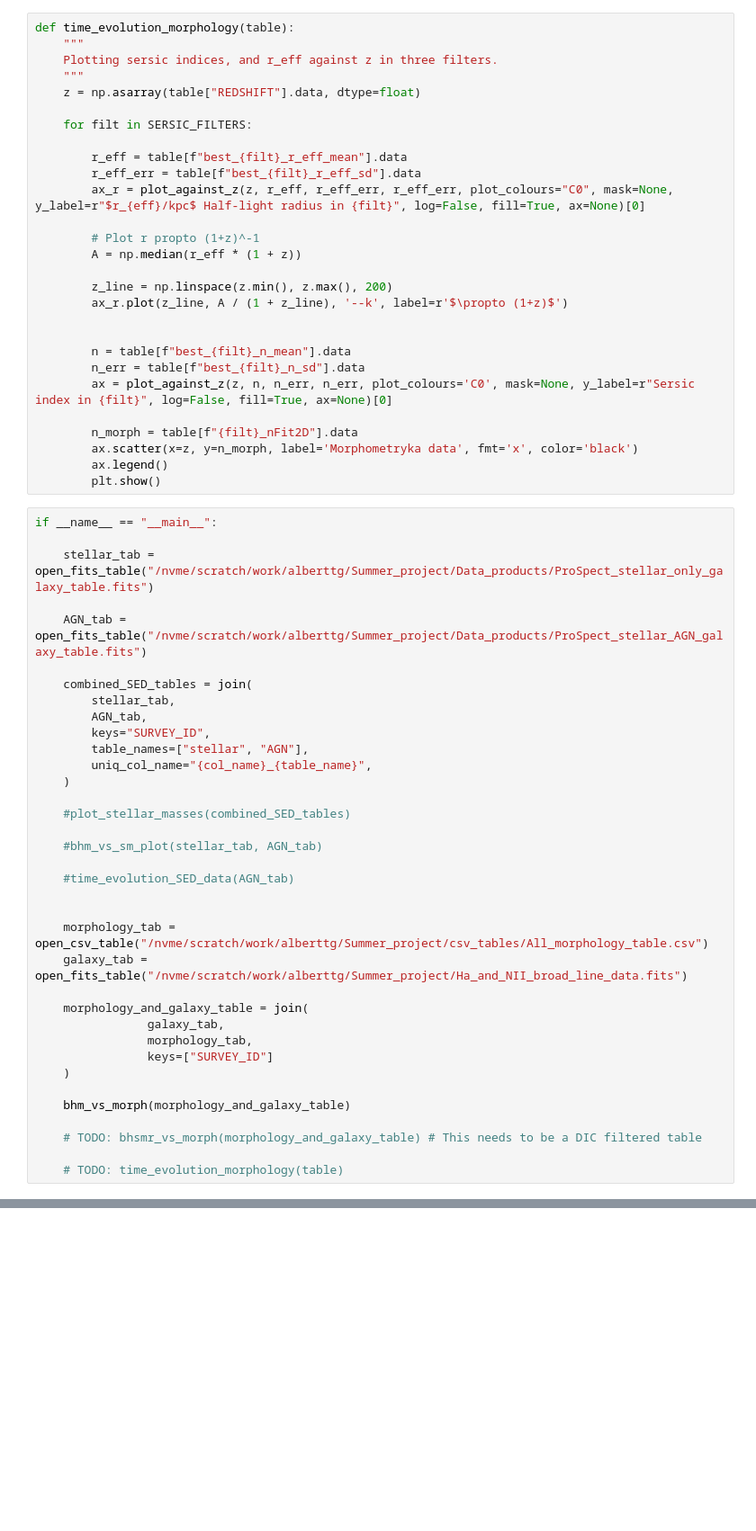
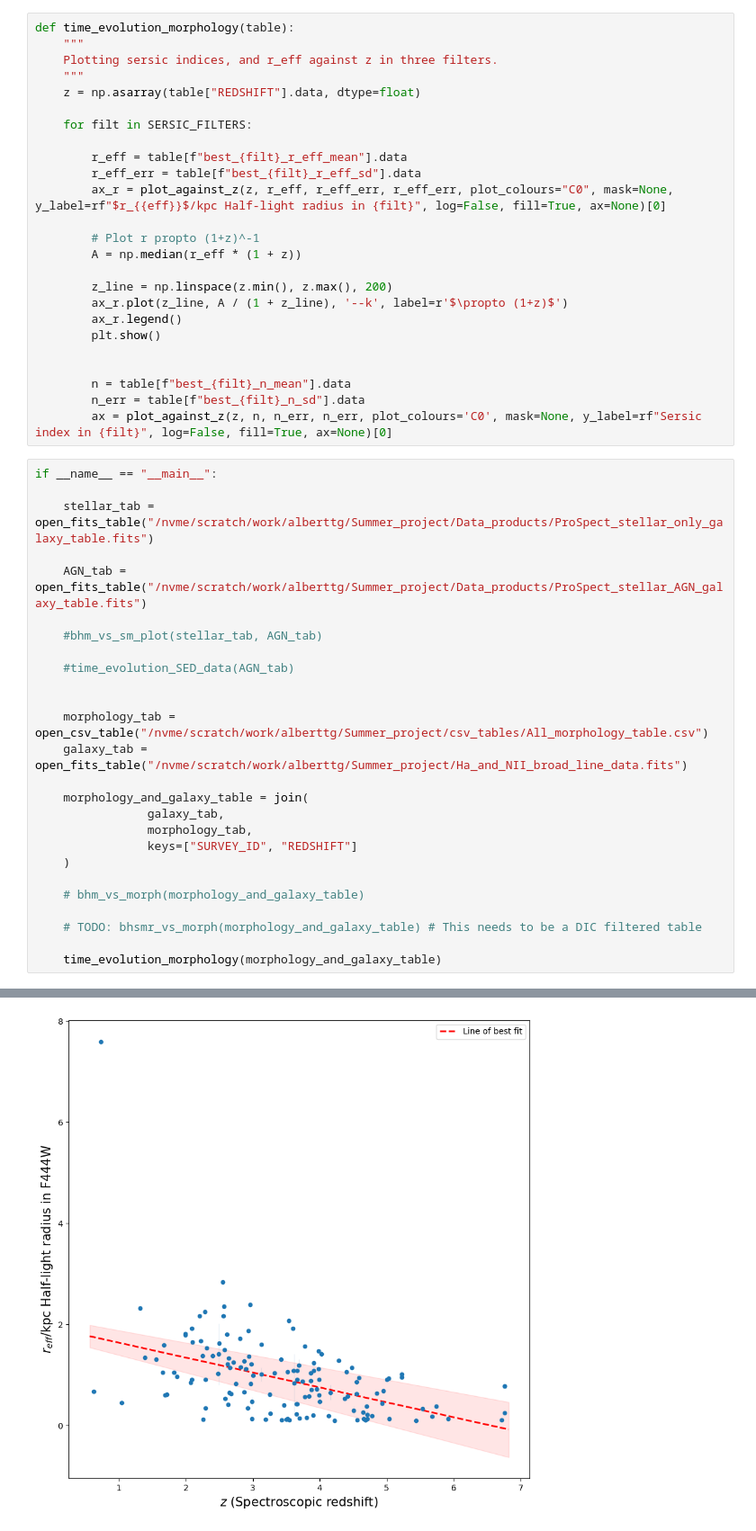
Before and after one commit to a-tg161/Summer_project, a Jupyter notebook: Jupyter_notebooks/More_plotting.ipynb, the cells around one changed output, grey strips where cells are left out. Shown at 90% size. Cells and saved outputs as stored; diff of their text form; blank space fills up the shorter version.

```diff
--- a/Jupyter_notebooks/More_plotting.ipynb
+++ b/Jupyter_notebooks/More_plotting.ipynb
@@ -1350,39 +1351,26 @@ def time_evolution_morphology(table):
 
         r_eff = table[f"best_{filt}_r_eff_mean"].data
         r_eff_err = table[f"best_{filt}_r_eff_sd"].data
-        ax_r = plot_against_z(z, r_eff, r_eff_err, r_eff_err, plot_colours="C0", mask=None, y_label=r"$r_{eff}/kpc$ Half-light radius in {filt}", log=False, fill=True, ax=None)[0]
+        ax_r = plot_against_z(z, r_eff, r_eff_err, r_eff_err, plot_colours="C0", mask=None, y_label=rf"$r_{{eff}}$/kpc Half-light radius in {filt}", log=False, fill=True, ax=None)[0]
 
         # Plot r propto (1+z)^-1
         A = np.median(r_eff * (1 + z))
 
         z_line = np.linspace(z.min(), z.max(), 200)
         ax_r.plot(z_line, A / (1 + z_line), '--k', label=r'$\propto (1+z)$')
+        ax_r.legend()
+        plt.show()
 
 
         n = table[f"best_{filt}_n_mean"].data
         n_err = table[f"best_{filt}_n_sd"].data
-        ax = plot_against_z(z, n, n_err, n_err, plot_colours='C0', mask=None, y_label=r"Sersic index in {filt}", log=False, fill=True, ax=None)[0]
-
-        n_morph = table[f"{filt}_nFit2D"].data
-        ax.scatter(x=z, y=n_morph, label='Morphometryka data', fmt='x', color='black')
-        ax.legend()
-        plt.show()
+        ax = plot_against_z(z, n, n_err, n_err, plot_colours='C0', mask=None, y_label=rf"Sersic index in {filt}", log=False, fill=True, ax=None)[0]
 # %%
 if __name__ == "__main__":
 
     stellar_tab = open_fits_table("/nvme/scratch/work/alberttg/Summer_project/Data_products/ProSpect_stellar_only_galaxy_table.fits")
 
     AGN_tab = open_fits_table("/nvme/scratch/work/alberttg/Summer_project/Data_products/ProSpect_stellar_AGN_galaxy_table.fits")
-
-    combined_SED_tables = join(
-        stellar_tab,
-        AGN_tab,
-        keys="SURVEY_ID",
-        table_names=["stellar", "AGN"],
-        uniq_col_name="{col_name}_{table_name}",
-    )
-
-    #plot_stellar_masses(combined_SED_tables)
 
     #bhm_vs_sm_plot(stellar_tab, AGN_tab)
 
@@ -1395,14 +1383,14 @@ if __name__ == "__main__":
     morphology_and_galaxy_table = join(
                 galaxy_tab,
                 morphology_tab,
-                keys=["SURVEY_ID"]
+                keys=["SURVEY_ID", "REDSHIFT"]
     )
 
-    bhm_vs_morph(morphology_and_galaxy_table)
+    # bhm_vs_morph(morphology_and_galaxy_table)
 
     # TODO: bhsmr_vs_morph(morphology_and_galaxy_table) # This needs to be a DIC filtered table
 
-    # TODO: time_evolution_morphology(table)
+    time_evolution_morphology(morphology_and_galaxy_table)
 # %% [output]
 Filename: /nvme/scratch/work/alberttg/Summer_project/Data_products/ProSpect_stellar_only_galaxy_table.fits
 No.    Name      Ver    Type      Cards   Dimensions   Format
@@ -1424,0 +1411 @@ F444W Intercept = $6.46^{+0.12}_{-0.11}$
+[figure, new version]
```
Also changed, not shown: parts of 3 cells of this notebook, 7 other files.
